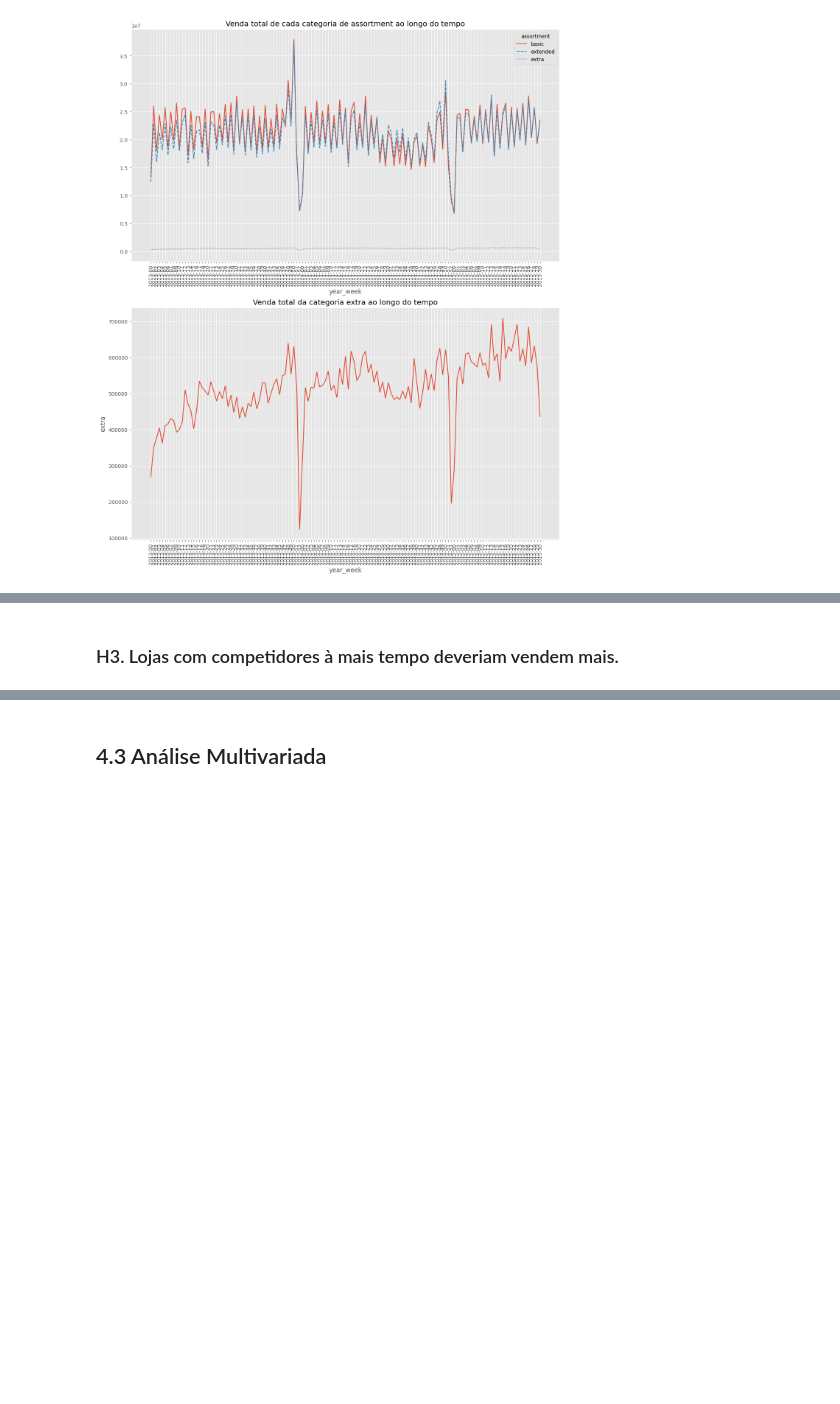
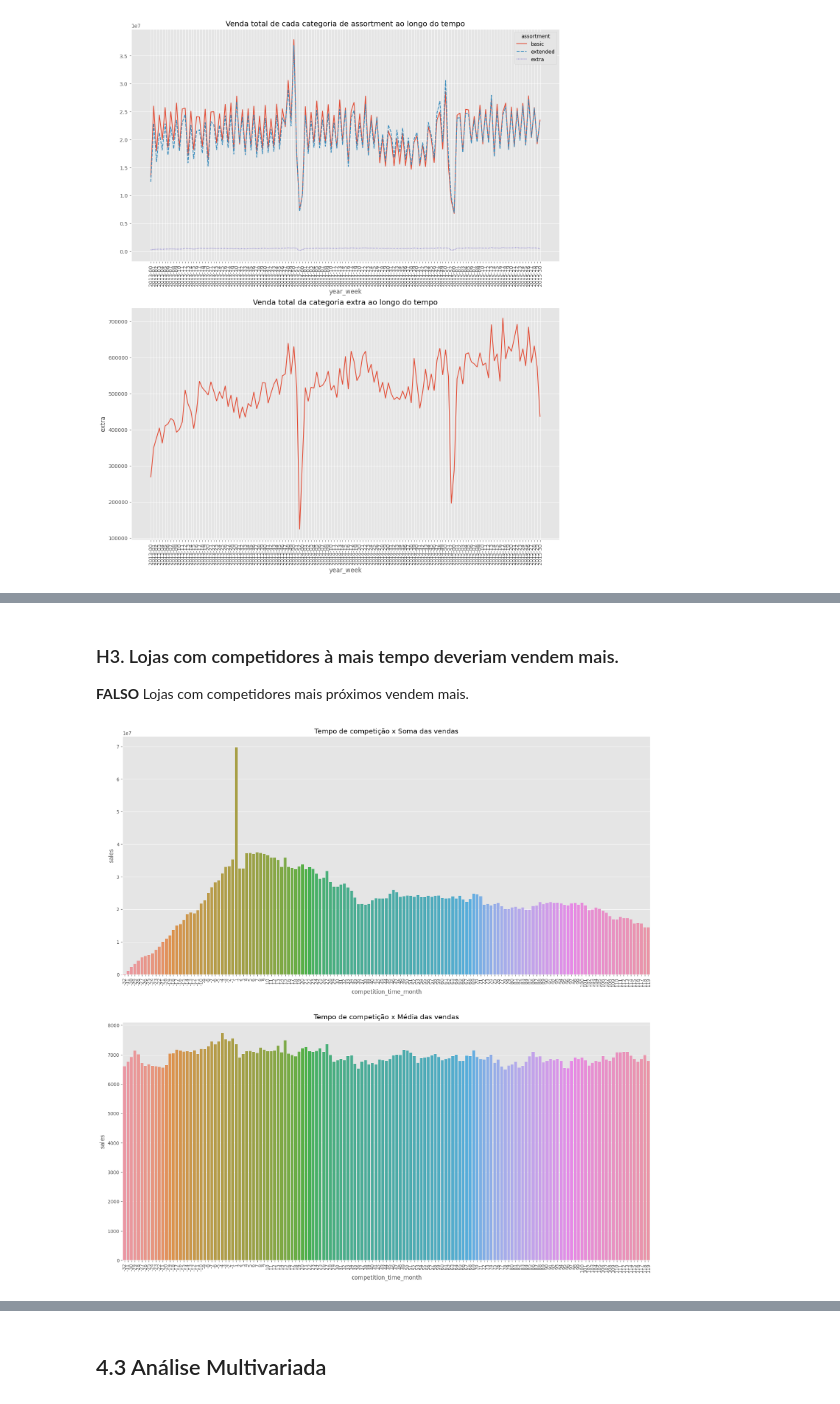
Before and after one commit to AllanCasado/ds_em_producao, a Jupyter notebook: notebooks/rossmann_sales_prediction.ipynb, the cells around one changed output, grey strips where cells are left out. Cells and saved outputs as stored; diff of their text form; code cells hidden in the pictures; blank space fills up the shorter version.

```diff
--- a/notebooks/rossmann_sales_prediction.ipynb
+++ b/notebooks/rossmann_sales_prediction.ipynb
@@ -852,2 +924,26 @@ plt.show()
 # %% [markdown]
 ### H3. Lojas com competidores à mais tempo deveriam vendem mais.
+**FALSO** Lojas com competidores mais próximos vendem mais.
+# %%
+aux1 = df4[['competition_time_month', 'sales']].groupby('competition_time_month').sum().reset_index()
+aux1 = aux1[(aux1['competition_time_month'] < 120) & (aux1['competition_time_month'] != 0)]
+
+aux2 = df4[['competition_time_month', 'sales']].groupby('competition_time_month').mean().reset_index()
+aux2 = aux2[(aux2['competition_time_month'] < 120) & (aux2['competition_time_month'] != 0)]
+
+#gráficos
+plt.figure(figsize=(20,20))
+
+plt.subplot(2,1,1)
+sns.barplot(data=aux1, x='competition_time_month', y='sales')
+plt.title('Tempo de competição x Soma das vendas')
+plt.xticks(rotation=90)
+
+plt.subplot(2,1,2)
+sns.barplot(data=aux2, x='competition_time_month', y='sales')
+plt.title('Tempo de competição x Média das vendas')
+plt.xticks(rotation=90)
+
+plt.show()
+# %% [output]
+[figure, added]
```
Also changed, not shown: parts of 16 cells of this notebook.
